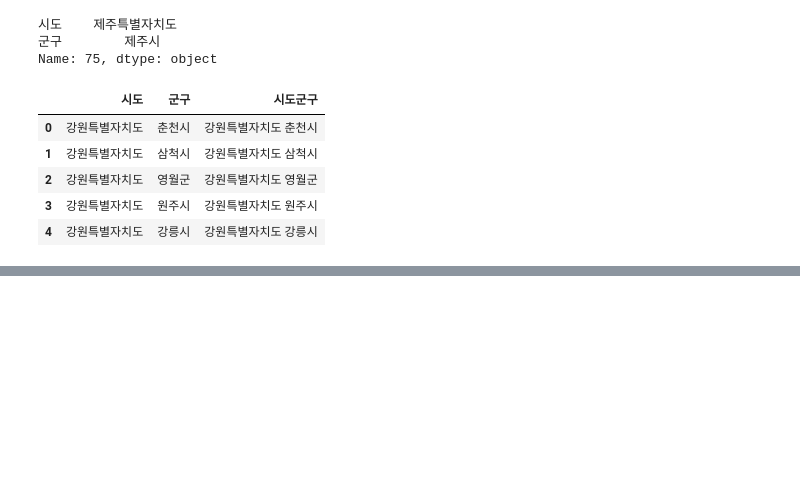
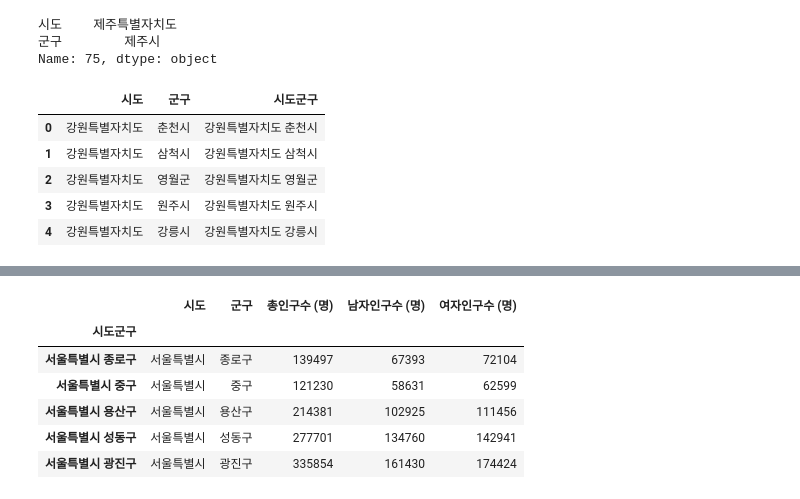
Before and after one commit to jurwon/BigdataVisualization_analyze, a Jupyter notebook: ch3_지도맵-통계/test2.ipynb, the cells around one changed output, grey strips where cells are left out. Saved outputs shown, nothing was run; the diff lists cells and outputs as text; code cells hidden in the pictures; blank space fills up the shorter version.

```diff
--- a/ch3_지도맵-통계/test2.ipynb
+++ b/ch3_지도맵-통계/test2.ipynb
@@ -146,0 +205,26 @@ addr.head()
+# %%
+#군구 부분에 왼쪽 공백 제거, 새 컬럼 추가 -> 시도군구
+#시도군구 새 컬럼을 -> 인덱스로 설정.
+#strip : 공백 제거
+for element in range(0,len(population)):
+  population["군구"][element] = population["군구"][element].strip()
+
+#시도군구 새 컬럼 추가
+population["시도군구"] = population.apply(lambda r:r["시도"]+" "+r["군구"], axis=1)
+population.head()
+
+#소계부분 제거
+population = population[population.군구 != "소계"]
+population.head()
+
+#인덱스 지정
+population = population.set_index("시도군구")
+population.head()
+# %% [output]
+|  | 시도 | 군구 | 총인구수 (명) | 남자인구수 (명) | 여자인구수 (명) |
+| 시도군구 |  |  |  |  |  |
+| 서울특별시 종로구 | 서울특별시 | 종로구 | 139497 | 67393 | 72104 |
+| 서울특별시 중구 | 서울특별시 | 중구 | 121230 | 58631 | 62599 |
+| 서울특별시 용산구 | 서울특별시 | 용산구 | 214381 | 102925 | 111456 |
+| 서울특별시 성동구 | 서울특별시 | 성동구 | 277701 | 134760 | 142941 |
+| 서울특별시 광진구 | 서울특별시 | 광진구 | 335854 | 161430 | 174424 |
```
Also changed, not shown: parts of 9 cells of this notebook.
